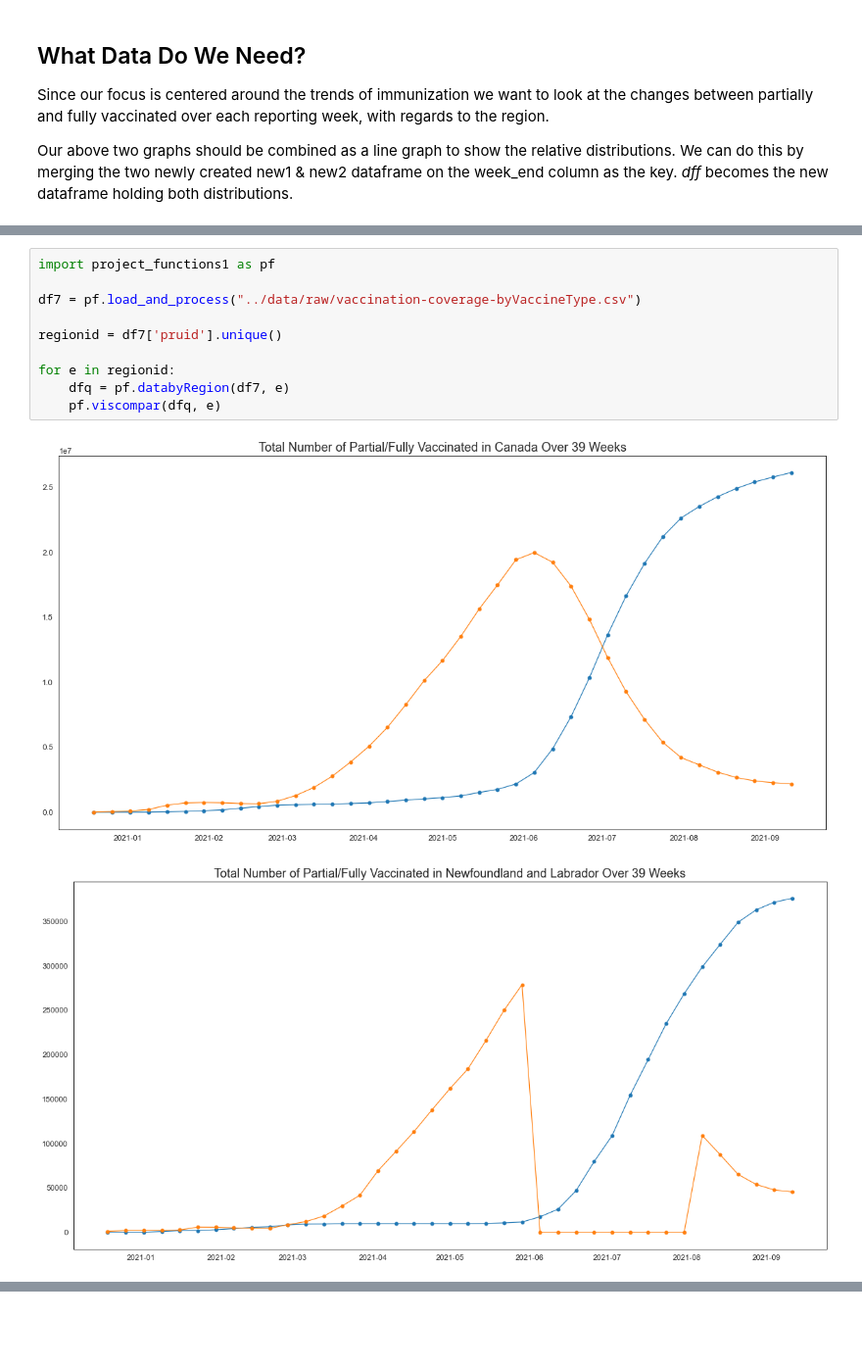
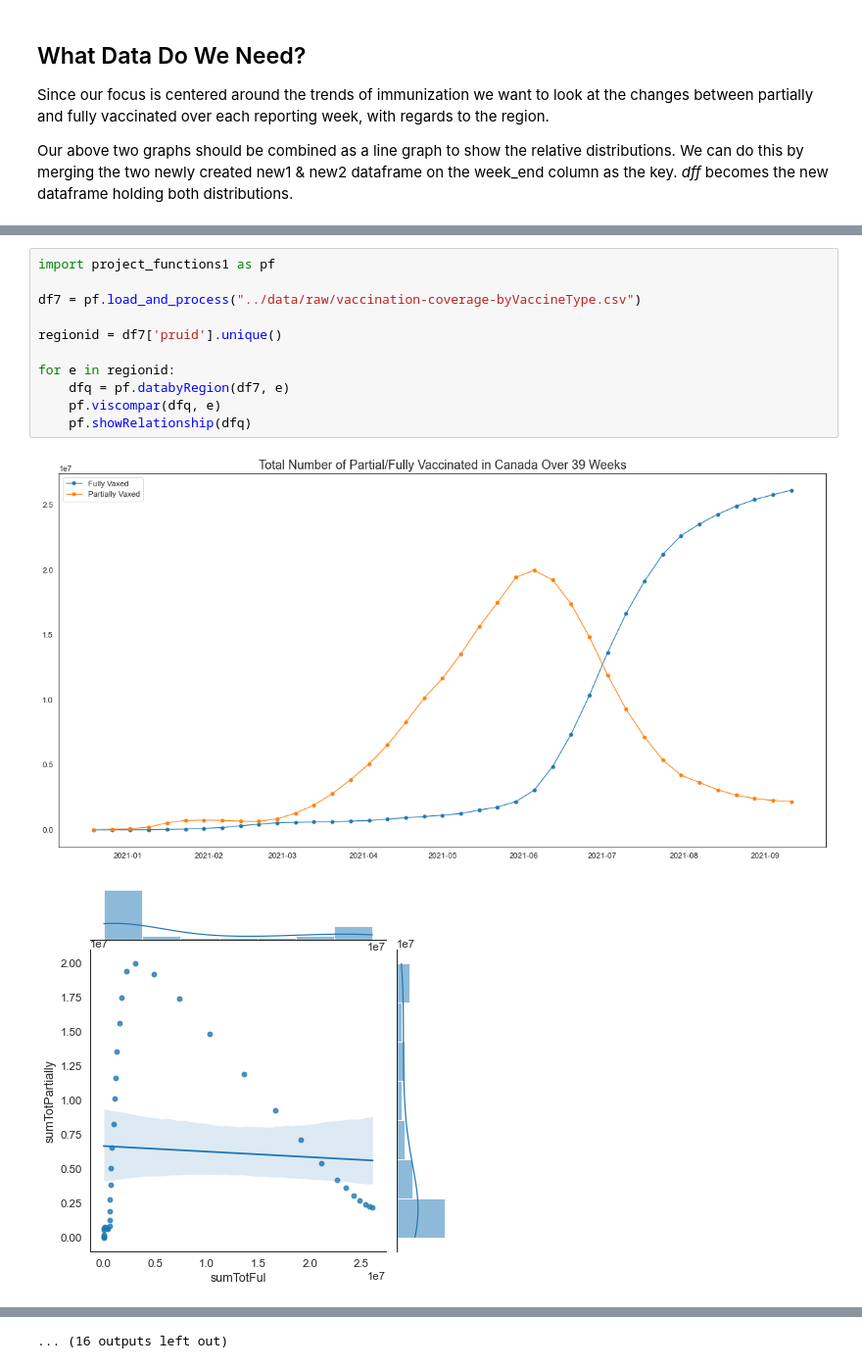
Before and after one commit to data301-2021-winter1/group48-project, a Jupyter notebook: notebooks/analysis1.ipynb, the cells around one changed output, grey strips where cells are left out. Shown at 98% size. Cells and saved outputs as stored; diff of their text form; blank space fills up the shorter version.

Commit message:
Updated graphs

```diff
--- a/notebooks/analysis1.ipynb
+++ b/notebooks/analysis1.ipynb
@@ -298,13 +324,14 @@ display(dff)
 # %%
 import project_functions1 as pf
 
 df7 = pf.load_and_process("../data/raw/vaccination-coverage-byVaccineType.csv")
 
 regionid = df7['pruid'].unique()
 
 for e in regionid:
     dfq = pf.databyRegion(df7, e)
     pf.viscompar(dfq, e)
+    pf.showRelationship(dfq)
 # %% [output]
-[figure, old version]
+[figure, new version]
-[figure, old version]
+[figure, new version]
@@ -322,0 +348 @@ for e in regionid:
+... (16 outputs left out)
```
Also changed, not shown: parts of 11 cells of this notebook, 1 other file.
